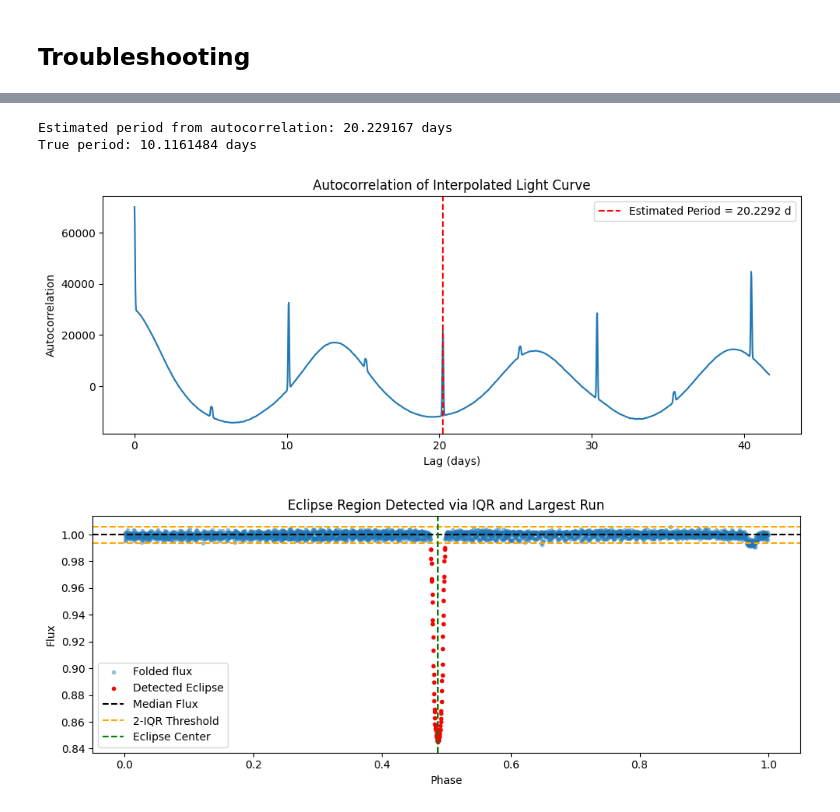
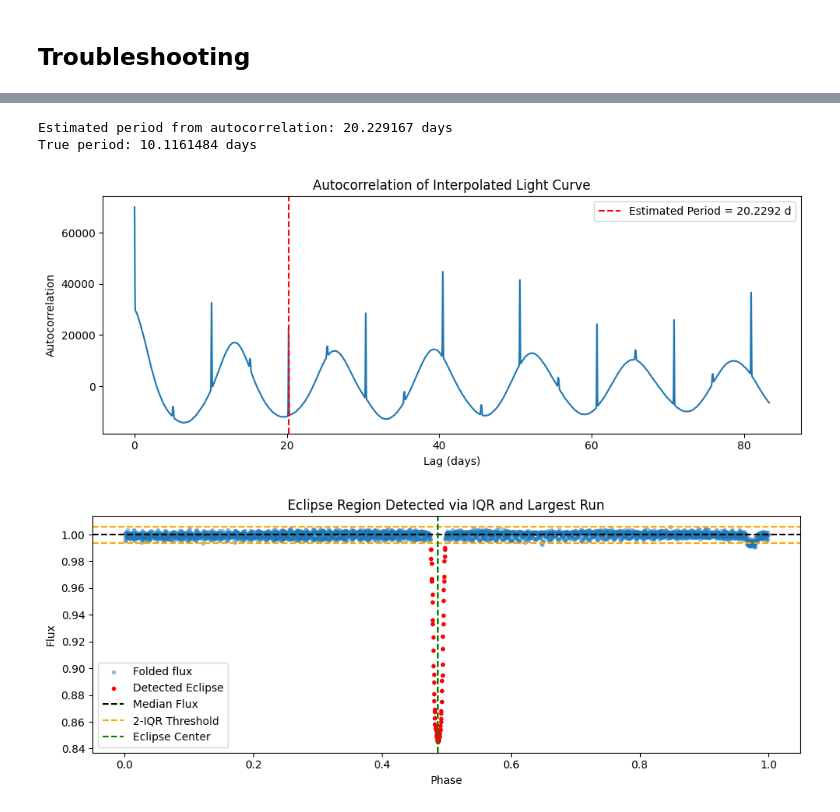
Before and after one commit to sfremy/astro_tools, a Jupyter notebook: prefold_automated.ipynb, the cells around one changed output, grey strips where cells are left out. Saved outputs shown, nothing was run; the diff lists cells and outputs as text; code cells hidden in the pictures.

```diff
--- a/prefold_automated.ipynb
+++ b/prefold_automated.ipynb
@@ -427,38 +378,36 @@ def estimate_period_from_ac(t_uniform, ac, min_period=0.5, max_period=50, max_pe
             subharmonic = candidate / factor
             if subharmonic >= min_period:
                 # Is there a corresponding peak at this subharmonic lag?
                 closest_idx = np.argmin(np.abs(peak_lags - subharmonic))
                 if np.abs(peak_lags[closest_idx] - subharmonic) < cadence:
                     return subharmonic
         return candidate  # fallback: return the current candidate if no subharmonics match
 
     return top_peaks[0]  # fallback if no matches
 
 # Assume t, f are your raw light curve time and flux
 t_uniform, f_uniform = interpolate_lightcurve(t, f, cadence=1/48)
 ac = autocorrelate_flux(f_uniform)
-estimated_period = estimate_period_from_ac(t_uniform, ac)
+estimated_period = estimate_period_from_ac(t_uniform, ac, max_peaks=5)
 
 print(f"Estimated period from autocorrelation: {estimated_period:.6f} days")
 print(f'True period: {p} days')
 
 lags = np.arange(len(ac)) * np.median(np.diff(t_uniform))
 
 plt.figure(figsize=(10, 4))
-plt.plot(lags[0:2000], ac[0:2000])
+plt.plot(lags[0:4000], ac[0:4000])
 plt.xlabel('Lag (days)')
 plt.ylabel('Autocorrelation')
 plt.title('Autocorrelation of Interpolated Light Curve')
 plt.axvline(estimated_period, color='red', linestyle='--', label=f'Estimated Period = {estimated_period:.4f} d')
 plt.legend()
 plt.tight_layout()
 plt.show()
-
-# testing
 # %% [output]
 Estimated period from autocorrelation: 20.229167 days
 True period: 10.1161484 days
-[figure, old version]
+[figure, new version]
 # %%
 p = 7.4483776
 
```
Also changed, not shown: parts of 2 cells of this notebook.
